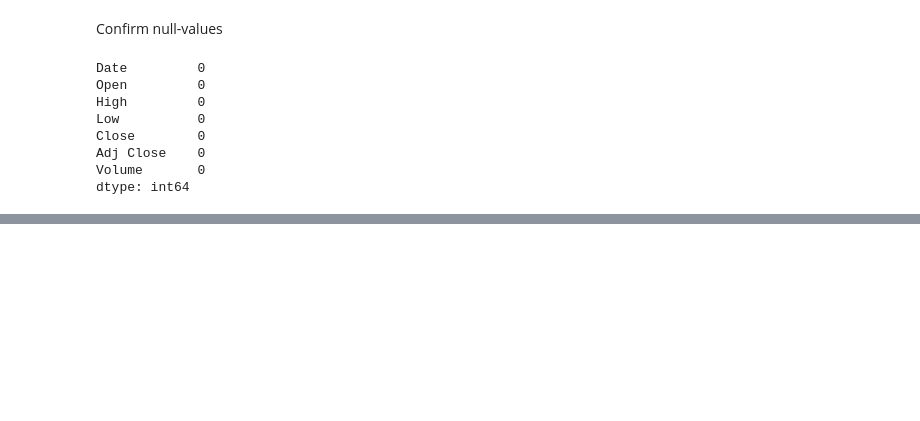
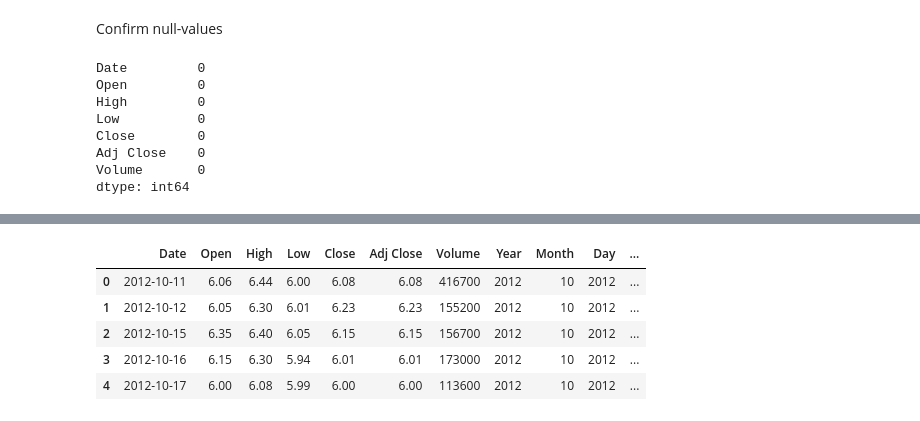
Before and after one commit to aMetini/Stock_Prediction, a Jupyter notebook: stock_price_predictor.ipynb, the cells around one changed output, grey strips where cells are left out. Saved outputs shown, nothing was run; the diff lists cells and outputs as text; code cells hidden in the pictures; blank space fills up the shorter version.

```diff
--- a/stock_price_predictor.ipynb
+++ b/stock_price_predictor.ipynb
@@ -99,0 +151,10 @@ plt.show()
+# %%
+amba['is_quarter_end'] = np.where(amba['Month']%3==0, 1, 0)
+amba.head()
+# %% [output]
+|  | Date | Open | High | Low | Close | Adj Close | Volume | Year | Month | Day | ... |
+| 0 | 2012-10-11 | 6.06 | 6.44 | 6.00 | 6.08 | 6.08 | 416700 | 2012 | 10 | 2012 | ... |
+| 1 | 2012-10-12 | 6.05 | 6.30 | 6.01 | 6.23 | 6.23 | 155200 | 2012 | 10 | 2012 | ... |
+| 2 | 2012-10-15 | 6.35 | 6.40 | 6.05 | 6.15 | 6.15 | 156700 | 2012 | 10 | 2012 | ... |
+| 3 | 2012-10-16 | 6.15 | 6.30 | 5.94 | 6.01 | 6.01 | 173000 | 2012 | 10 | 2012 | ... |
+| 4 | 2012-10-17 | 6.00 | 6.08 | 5.99 | 6.00 | 6.00 | 113600 | 2012 | 10 | 2012 | ... |
```
Also changed, not shown: parts of 6 cells of this notebook, 1 other file.
